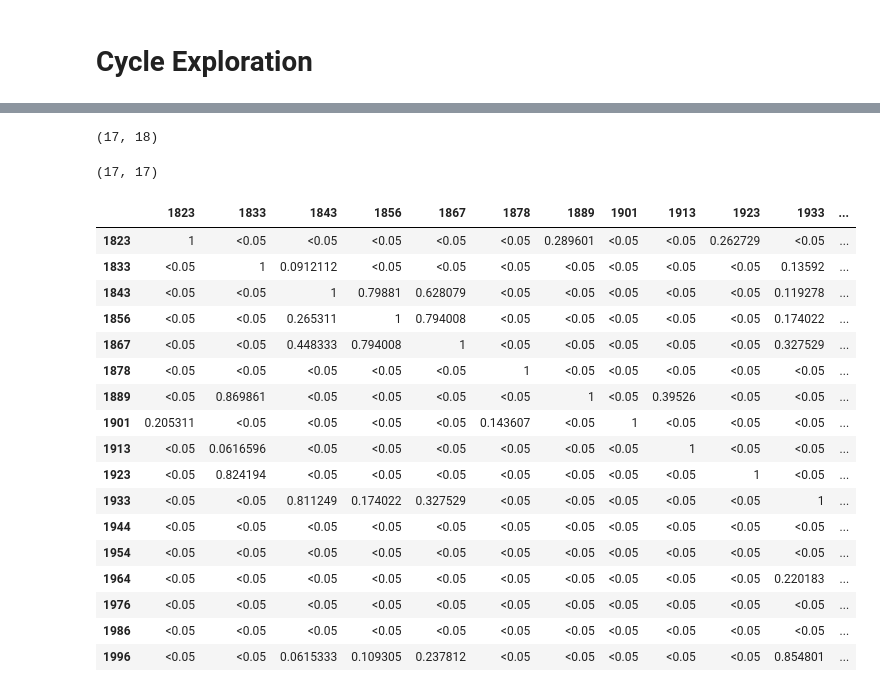
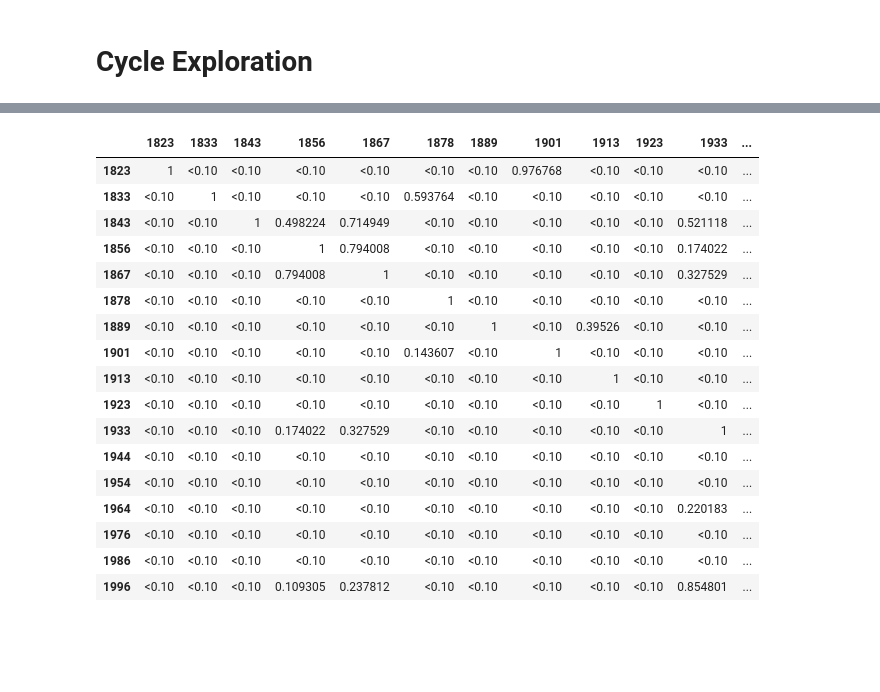
Before and after one commit to PieroPaialungaAI/AdvancedStatistics, a Jupyter notebook: Advanced Statistics.ipynb, the cells around one changed output, grey strips where cells are left out. Cells and saved outputs as stored; diff of their text form; code cells hidden in the pictures; blank space fills up the shorter version.

```diff
--- a/Advanced Statistics.ipynb
+++ b/Advanced Statistics.ipynb
@@ -196,8 +196,6 @@ data.tail()
 | 319 | 2019.5 | 3.6 | 0.5 | 12884 | 1 |
 # %%
 data=data.rename(columns={0:'Year',1:'Sunspot',2:'Sd',3:'N',4:'isprov'})
-# %%
-data=data.drop(data[data['isprov']==0].index)
 # %%
 plt.plot(data.Sunspot)
 # %% [output]
@@ -262,8 +260,9 @@ max_data=pd.DataFrame({'i':ARGMAX,'value':MAX})
 # %%
 data=pd.read_csv('day.csv',sep=';',header=None)
 data=data.rename(columns={0:'Year',1:'Month',2:'Day',3:'Date',4:'Sunspot',5:'Std',6:'N',7:'isprov'})
-data=data.drop(data[data['Sunspot']==-1].index)
-data=data.drop(data[data.isprov==0].index)
+#data['Sunspot']=data.Sunspot+3*np.ones(len(data))
+#data=data.drop(data[data['Sunspot']==-1].index)
+#data=data.drop(data[data.isprov==0].index)
 # %%
 C_YEAR=datapoint.Year.astype(int).tolist()
 # %%
@@ -312,39 +317,44 @@ PRED_N=[]
 Y_N=[]
 YEAR=[]
 COEF_N=[]
+X_TOT=[]
 for n in N_FEAT:
     PRED=[]
     COEF=[]
     Y=[]
+    X_=[]
     for j in range(len(C_YEAR)-2):
         cicle=c_data[(c_data['Year']>=C_YEAR[j]) & (c_data['Year']<=C_YEAR[j+1])]
         x=np.histogram(cicle.Sunspot,bins=100)[1][0:100].astype(float)
-        y=np.histogram(cicle.Sunspot,bins=100)[0].astype(float)
-        y=y+1
-        x=x+1
+        y=np.histogram(cicle.Sunspot,bins=100)[0].astype(float)+2
+        #y=y+1
+        #x=x+1
         #y=np.array(y)
         x=np.log(x)
         #print(y)
         x=x.reshape(-1,1)
         y=np.log(y)
+        X_.append(np.exp(x))
         y=y.reshape(-1,1)
-        y=y-y.min()
+        y_min=y.min()
+        #y=y-y.min()
         poly = PolynomialFeatures(n)
         X=poly.fit_transform(x)
         reg = LinearRegression().fit(X,y )
         pred=reg.predict(X)
         #print(len(pred),len(X))
-        PRED.append(np.exp(pred))
+        PRED.append(np.exp(pred-2))
 
         coef=[reg.intercept_[0]]
         for c in range(1,len(reg.coef_[0])):
             coef.append(reg.coef_[0][c])
         COEF.append(coef)
-        RMSE.append(np.sqrt(mse(np.exp(pred),np.exp(y))))
-        Y_MAX.append(np.max(np.exp(y)))
-        Y.append(np.exp(y))
+        RMSE.append(np.sqrt(mse(np.exp(pred-2),np.exp(y-2))))
+        Y_MAX.append(np.max(np.exp(y-2)))
+        Y.append(np.exp(y-2))
         N.append(n)
         YEAR.append(C_YEAR[j])
+    X_TOT.append(X_)
     PRED_N.append(PRED)
     COEF_N.append(COEF)
     Y_N.append(Y)
@@ -451,0 +467,4 @@ plt.plot(y)
+# %%
+print('Intercept = '+str(MODELS[0][0]))
+for i in range(1,6):
+    print('Coeff_%.i = '%(i) +str(MODELS[i][0]) )
@@ -517,7 +497,3 @@ array([1823, 1833, 1843, 1856, 1867, 1878, 1889, 1901, 1913, 1923, 1933,
-# %%
-len(P_Data),len(C_YEAR)
-# %% [output]
-(17, 18)
 # %%
 T_Data=pd.DataFrame()
 for y in range(len(C_YEAR)-1):
@@ -528,29 +504,25 @@ P_Data=pd.DataFrame()
 for y in range(len(C_YEAR)-1):
     P_Data['%s'%(C_YEAR[y])]=P[y]
 P_Data.index=C_YEAR[0:len(T_Data)]
-# %%
-len(P_Data.index),len(P_Data.loc[1823])
-# %% [output]
-(17, 17)
 # %%
-P_Data[P_Data>0.05].fillna('<0.05')
+P_Data[P_Data>0.10].fillna('<0.10')
 # %% [output]
 |  | 1823 | 1833 | 1843 | 1856 | 1867 | 1878 | 1889 | 1901 | 1913 | 1923 | 1933 | ... |
-| 1823 | 1 | <0.05 | <0.05 | <0.05 | <0.05 | <0.05 | 0.289601 | <0.05 | <0.05 | 0.262729 | <0.05 | ... |
-| 1833 | <0.05 | 1 | 0.0912112 | <0.05 | <0.05 | <0.05 | <0.05 | <0.05 | <0.05 | <0.05 | 0.13592 | ... |
-| 1843 | <0.05 | <0.05 | 1 | 0.79881 | 0.628079 | <0.05 | <0.05 | <0.05 | <0.05 | <0.05 | 0.119278 | ... |
-| 1856 | <0.05 | <0.05 | 0.265311 | 1 | 0.794008 | <0.05 | <0.05 | <0.05 | <0.05 | <0.05 | 0.174022 | ... |
-| 1867 | <0.05 | <0.05 | 0.448333 | 0.794008 | 1 | <0.05 | <0.05 | <0.05 | <0.05 | <0.05 | 0.327529 | ... |
-| 1878 | <0.05 | <0.05 | <0.05 | <0.05 | <0.05 | 1 | <0.05 | <0.05 | <0.05 | <0.05 | <0.05 | ... |
-| 1889 | <0.05 | 0.869861 | <0.05 | <0.05 | <0.05 | <0.05 | 1 | <0.05 | 0.39526 | <0.05 | <0.05 | ... |
-| 1901 | 0.205311 | <0.05 | <0.05 | <0.05 | <0.05 | 0.143607 | <0.05 | 1 | <0.05 | <0.05 | <0.05 | ... |
-| 1913 | <0.05 | 0.0616596 | <0.05 | <0.05 | <0.05 | <0.05 | <0.05 | <0.05 | 1 | <0.05 | <0.05 | ... |
-| 1923 | <0.05 | 0.824194 | <0.05 | <0.05 | <0.05 | <0.05 | <0.05 | <0.05 | <0.05 | 1 | <0.05 | ... |
-| 1933 | <0.05 | <0.05 | 0.811249 | 0.174022 | 0.327529 | <0.05 | <0.05 | <0.05 | <0.05 | <0.05 | 1 | ... |
-| 1944 | <0.05 | <0.05 | <0.05 | <0.05 | <0.05 | <0.05 | <0.05 | <0.05 | <0.05 | <0.05 | <0.05 | ... |
-| 1954 | <0.05 | <0.05 | <0.05 | <0.05 | <0.05 | <0.05 | <0.05 | <0.05 | <0.05 | <0.05 | <0.05 | ... |
-| 1964 | <0.05 | <0.05 | <0.05 | <0.05 | <0.05 | <0.05 | <0.05 | <0.05 | <0.05 | <0.05 | 0.220183 | ... |
-| 1976 | <0.05 | <0.05 | <0.05 | <0.05 | <0.05 | <0.05 | <0.05 | <0.05 | <0.05 | <0.05 | <0.05 | ... |
-| 1986 | <0.05 | <0.05 | <0.05 | <0.05 | <0.05 | <0.05 | <0.05 | <0.05 | <0.05 | <0.05 | <0.05 | ... |
-| 1996 | <0.05 | <0.05 | 0.0615333 | 0.109305 | 0.237812 | <0.05 | <0.05 | <0.05 | <0.05 | <0.05 | 0.854801 | ... |
+| 1823 | 1 | <0.10 | <0.10 | <0.10 | <0.10 | <0.10 | <0.10 | 0.976768 | <0.10 | <0.10 | <0.10 | ... |
+| 1833 | <0.10 | 1 | <0.10 | <0.10 | <0.10 | 0.593764 | <0.10 | <0.10 | <0.10 | <0.10 | <0.10 | ... |
+| 1843 | <0.10 | <0.10 | 1 | 0.498224 | 0.714949 | <0.10 | <0.10 | <0.10 | <0.10 | <0.10 | 0.521118 | ... |
+| 1856 | <0.10 | <0.10 | <0.10 | 1 | 0.794008 | <0.10 | <0.10 | <0.10 | <0.10 | <0.10 | 0.174022 | ... |
+| 1867 | <0.10 | <0.10 | <0.10 | 0.794008 | 1 | <0.10 | <0.10 | <0.10 | <0.10 | <0.10 | 0.327529 | ... |
+| 1878 | <0.10 | <0.10 | <0.10 | <0.10 | <0.10 | 1 | <0.10 | <0.10 | <0.10 | <0.10 | <0.10 | ... |
+| 1889 | <0.10 | <0.10 | <0.10 | <0.10 | <0.10 | <0.10 | 1 | <0.10 | 0.39526 | <0.10 | <0.10 | ... |
+| 1901 | <0.10 | <0.10 | <0.10 | <0.10 | <0.10 | 0.143607 | <0.10 | 1 | <0.10 | <0.10 | <0.10 | ... |
+| 1913 | <0.10 | <0.10 | <0.10 | <0.10 | <0.10 | <0.10 | <0.10 | <0.10 | 1 | <0.10 | <0.10 | ... |
+| 1923 | <0.10 | <0.10 | <0.10 | <0.10 | <0.10 | <0.10 | <0.10 | <0.10 | <0.10 | 1 | <0.10 | ... |
+| 1933 | <0.10 | <0.10 | <0.10 | 0.174022 | 0.327529 | <0.10 | <0.10 | <0.10 | <0.10 | <0.10 | 1 | ... |
+| 1944 | <0.10 | <0.10 | <0.10 | <0.10 | <0.10 | <0.10 | <0.10 | <0.10 | <0.10 | <0.10 | <0.10 | ... |
+| 1954 | <0.10 | <0.10 | <0.10 | <0.10 | <0.10 | <0.10 | <0.10 | <0.10 | <0.10 | <0.10 | <0.10 | ... |
+| 1964 | <0.10 | <0.10 | <0.10 | <0.10 | <0.10 | <0.10 | <0.10 | <0.10 | <0.10 | <0.10 | 0.220183 | ... |
+| 1976 | <0.10 | <0.10 | <0.10 | <0.10 | <0.10 | <0.10 | <0.10 | <0.10 | <0.10 | <0.10 | <0.10 | ... |
+| 1986 | <0.10 | <0.10 | <0.10 | <0.10 | <0.10 | <0.10 | <0.10 | <0.10 | <0.10 | <0.10 | <0.10 | ... |
+| 1996 | <0.10 | <0.10 | <0.10 | 0.109305 | 0.237812 | <0.10 | <0.10 | <0.10 | <0.10 | <0.10 | 0.854801 | ... |
 # %%
```
Also changed, not shown: parts of 38 cells of this notebook.
